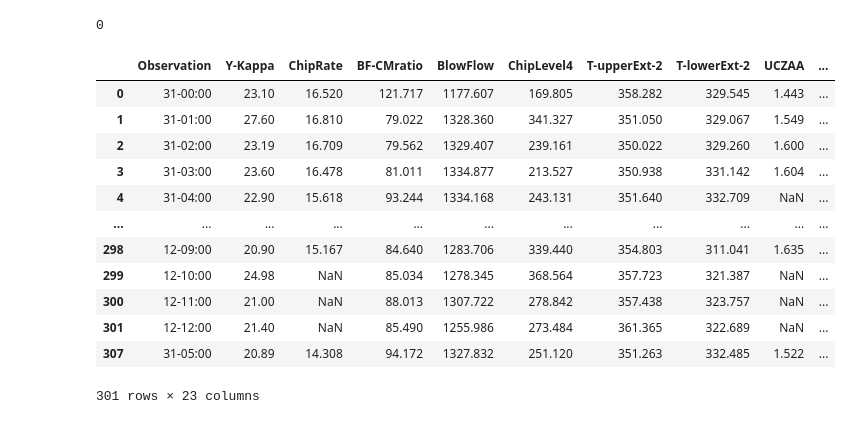
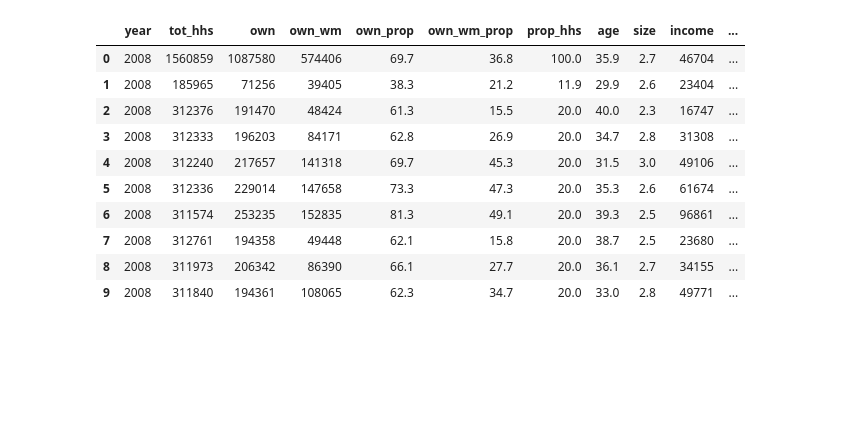
Before and after one commit to VarunC17/mainflow-tasks, a Jupyter notebook: Untitled1.ipynb, the cells around one changed output. Saved outputs shown, nothing was run; the diff lists cells and outputs as text; code cells hidden in the pictures; blank space fills up the shorter version.

```diff
--- a/Untitled1.ipynb
+++ b/Untitled1.ipynb
@@ -3,2 +6,2 @@ import pandas as pd
 # %%
-data = pd.read_csv('C:\\Users\\asus\\Documents\\01.Data Cleaning and Preprocessing.csv')
+data = pd.read_csv('C:\\Users\\Varun Contractor\\Documents\\householdtask3.csv')
@@ -42,3 +7,0 @@ data.describe()
-# %%
-data=data.drop_duplicates()
-data
@@ -132,20 +8,14 @@ data2
-# %%
-data2.isnull().sum().sum()
-# %% [output]
-0
 # %%
-data
+data.head(10)
 # %% [output]
-|  | Observation | Y-Kappa | ChipRate | BF-CMratio | BlowFlow | ChipLevel4 | T-upperExt-2 | T-lowerExt-2 | UCZAA | ... |
-| 0 | 31-00:00 | 23.10 | 16.520 | 121.717 | 1177.607 | 169.805 | 358.282 | 329.545 | 1.443 | ... |
-| 1 | 31-01:00 | 27.60 | 16.810 | 79.022 | 1328.360 | 341.327 | 351.050 | 329.067 | 1.549 | ... |
-| 2 | 31-02:00 | 23.19 | 16.709 | 79.562 | 1329.407 | 239.161 | 350.022 | 329.260 | 1.600 | ... |
-| 3 | 31-03:00 | 23.60 | 16.478 | 81.011 | 1334.877 | 213.527 | 350.938 | 331.142 | 1.604 | ... |
-| 4 | 31-04:00 | 22.90 | 15.618 | 93.244 | 1334.168 | 243.131 | 351.640 | 332.709 | NaN | ... |
-| ... | ... | ... | ... | ... | ... | ... | ... | ... | ... | ... |
-| 298 | 12-09:00 | 20.90 | 15.167 | 84.640 | 1283.706 | 339.440 | 354.803 | 311.041 | 1.635 | ... |
-| 299 | 12-10:00 | 24.98 | NaN | 85.034 | 1278.345 | 368.564 | 357.723 | 321.387 | NaN | ... |
-| 300 | 12-11:00 | 21.00 | NaN | 88.013 | 1307.722 | 278.842 | 357.438 | 323.757 | NaN | ... |
-| 301 | 12-12:00 | 21.40 | NaN | 85.490 | 1255.986 | 273.484 | 361.365 | 322.689 | NaN | ... |
-| 307 | 31-05:00 | 20.89 | 14.308 | 94.172 | 1327.832 | 251.120 | 351.263 | 332.485 | 1.522 | ... |
+|  | year | tot_hhs | own | own_wm | own_prop | own_wm_prop | prop_hhs | age | size | income | ... |
+| 0 | 2008 | 1560859 | 1087580 | 574406 | 69.7 | 36.8 | 100.0 | 35.9 | 2.7 | 46704 | ... |
+| 1 | 2008 | 185965 | 71256 | 39405 | 38.3 | 21.2 | 11.9 | 29.9 | 2.6 | 23404 | ... |
+| 2 | 2008 | 312376 | 191470 | 48424 | 61.3 | 15.5 | 20.0 | 40.0 | 2.3 | 16747 | ... |
+| 3 | 2008 | 312333 | 196203 | 84171 | 62.8 | 26.9 | 20.0 | 34.7 | 2.8 | 31308 | ... |
+| 4 | 2008 | 312240 | 217657 | 141318 | 69.7 | 45.3 | 20.0 | 31.5 | 3.0 | 49106 | ... |
+| 5 | 2008 | 312336 | 229014 | 147658 | 73.3 | 47.3 | 20.0 | 35.3 | 2.6 | 61674 | ... |
+| 6 | 2008 | 311574 | 253235 | 152835 | 81.3 | 49.1 | 20.0 | 39.3 | 2.5 | 96861 | ... |
+| 7 | 2008 | 312761 | 194358 | 49448 | 62.1 | 15.8 | 20.0 | 38.7 | 2.5 | 23680 | ... |
+| 8 | 2008 | 311973 | 206342 | 86390 | 66.1 | 27.7 | 20.0 | 36.1 | 2.7 | 34155 | ... |
+| 9 | 2008 | 311840 | 194361 | 108065 | 62.3 | 34.7 | 20.0 | 33.0 | 2.8 | 49771 | ... |
-301 rows × 23 columns
```
Also changed, not shown: parts of 23 cells of this notebook.
